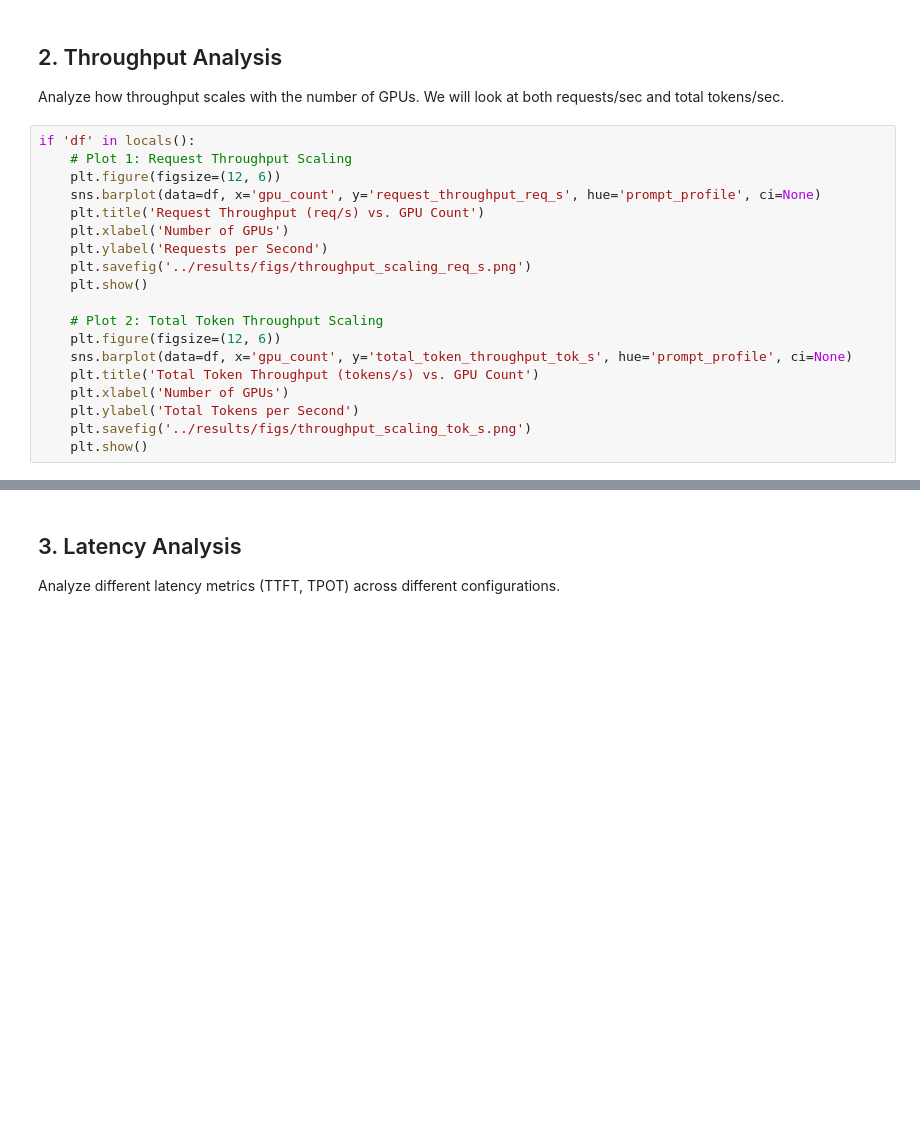
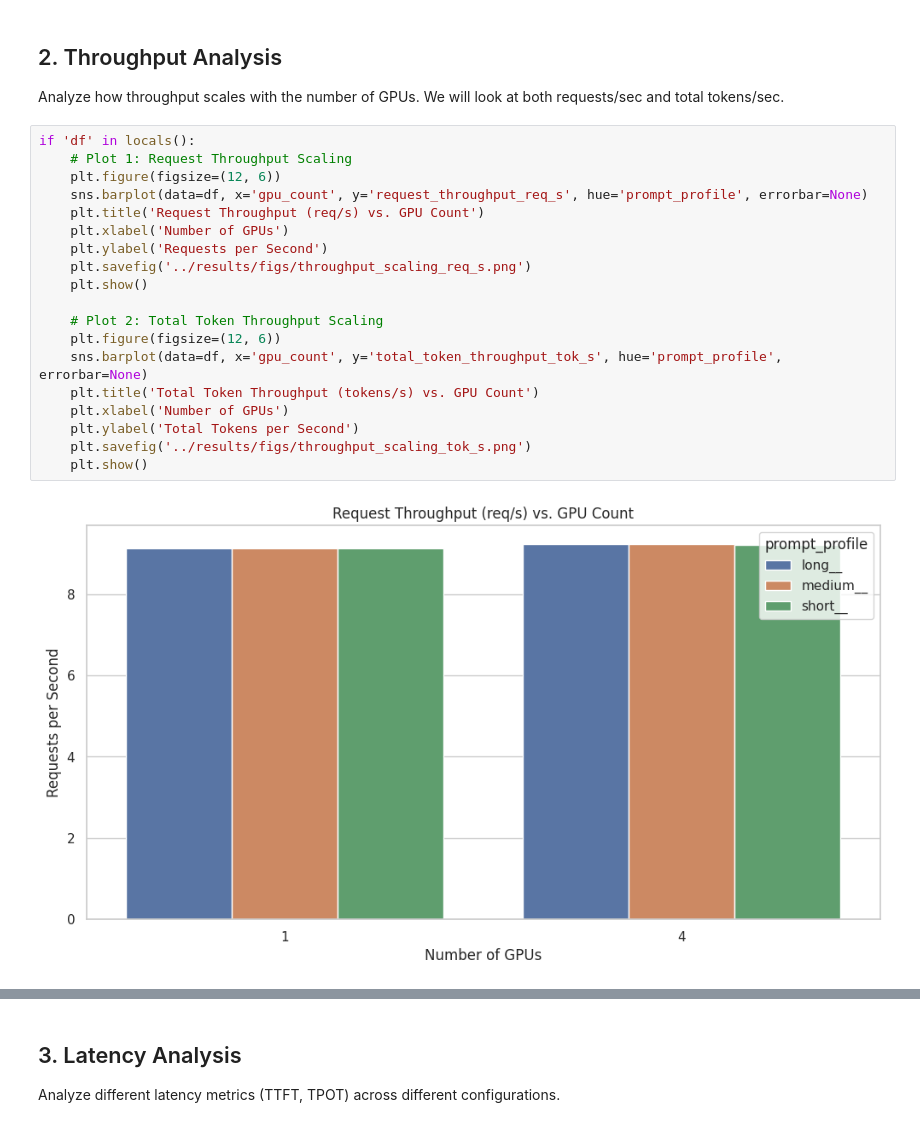
Before and after one commit to 00dhkim/vllm_load_test, a Jupyter notebook: analysis/notebook.ipynb, the cells around one changed output, grey strips where cells are left out. Drawn from its saved outputs; the diff is of its cells as text; blank space fills up the shorter version.

```diff
--- a/analysis/notebook.ipynb
+++ b/analysis/notebook.ipynb
@@ -27,19 +32,21 @@ Analyze how throughput scales with the number of GPUs. We will look at both requ
 # %%
 if 'df' in locals():
     # Plot 1: Request Throughput Scaling
     plt.figure(figsize=(12, 6))
-    sns.barplot(data=df, x='gpu_count', y='request_throughput_req_s', hue='prompt_profile', ci=None)
+    sns.barplot(data=df, x='gpu_count', y='request_throughput_req_s', hue='prompt_profile', errorbar=None)
     plt.title('Request Throughput (req/s) vs. GPU Count')
     plt.xlabel('Number of GPUs')
     plt.ylabel('Requests per Second')
     plt.savefig('../results/figs/throughput_scaling_req_s.png')
     plt.show()
 
     # Plot 2: Total Token Throughput Scaling
     plt.figure(figsize=(12, 6))
-    sns.barplot(data=df, x='gpu_count', y='total_token_throughput_tok_s', hue='prompt_profile', ci=None)
+    sns.barplot(data=df, x='gpu_count', y='total_token_throughput_tok_s', hue='prompt_profile', errorbar=None)
     plt.title('Total Token Throughput (tokens/s) vs. GPU Count')
     plt.xlabel('Number of GPUs')
     plt.ylabel('Total Tokens per Second')
     plt.savefig('../results/figs/throughput_scaling_tok_s.png')
     plt.show()
+# %% [output]
+[figure, added]
```
Also changed, not shown: parts of 8 cells of this notebook, 15 other files.
